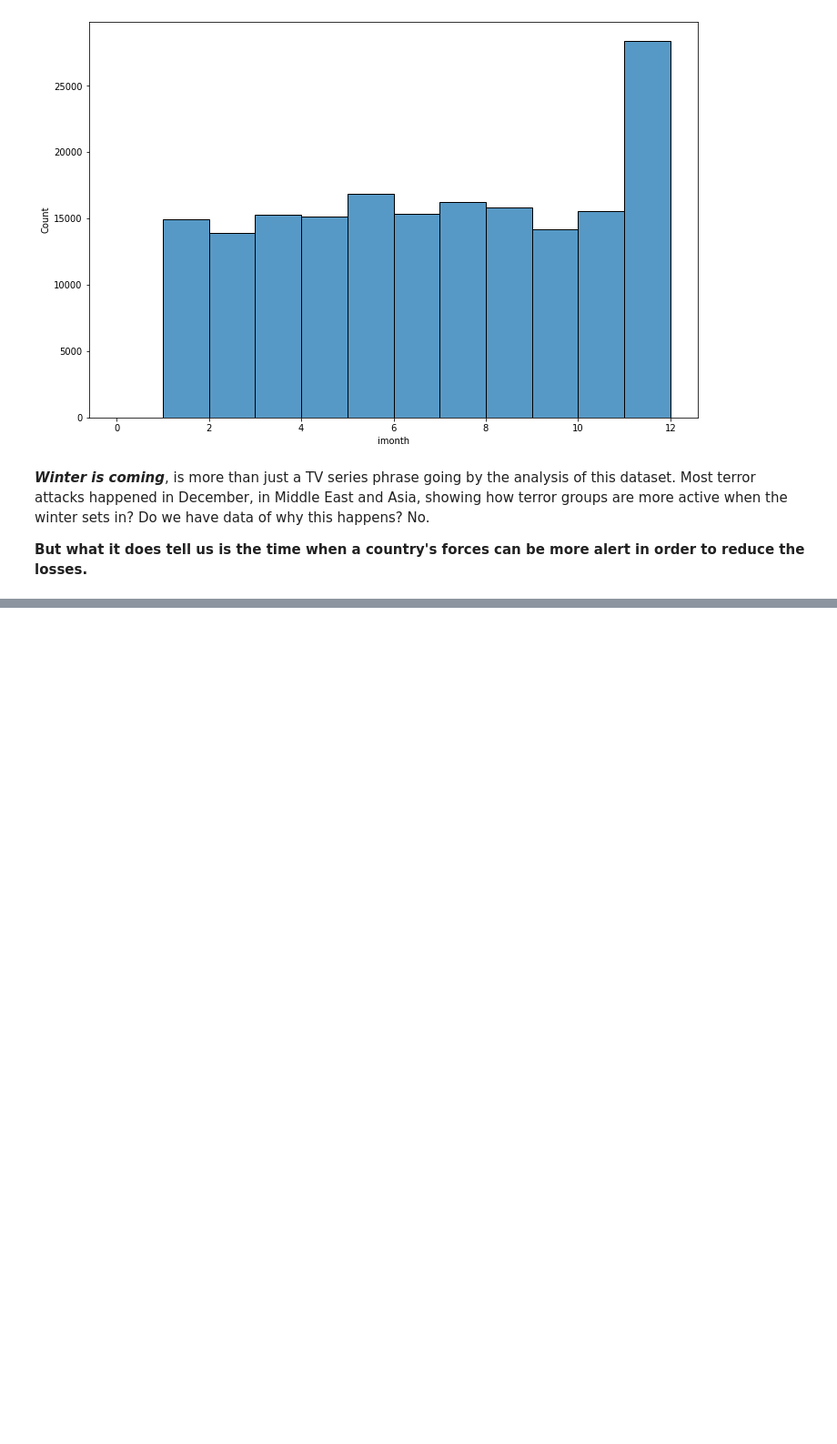
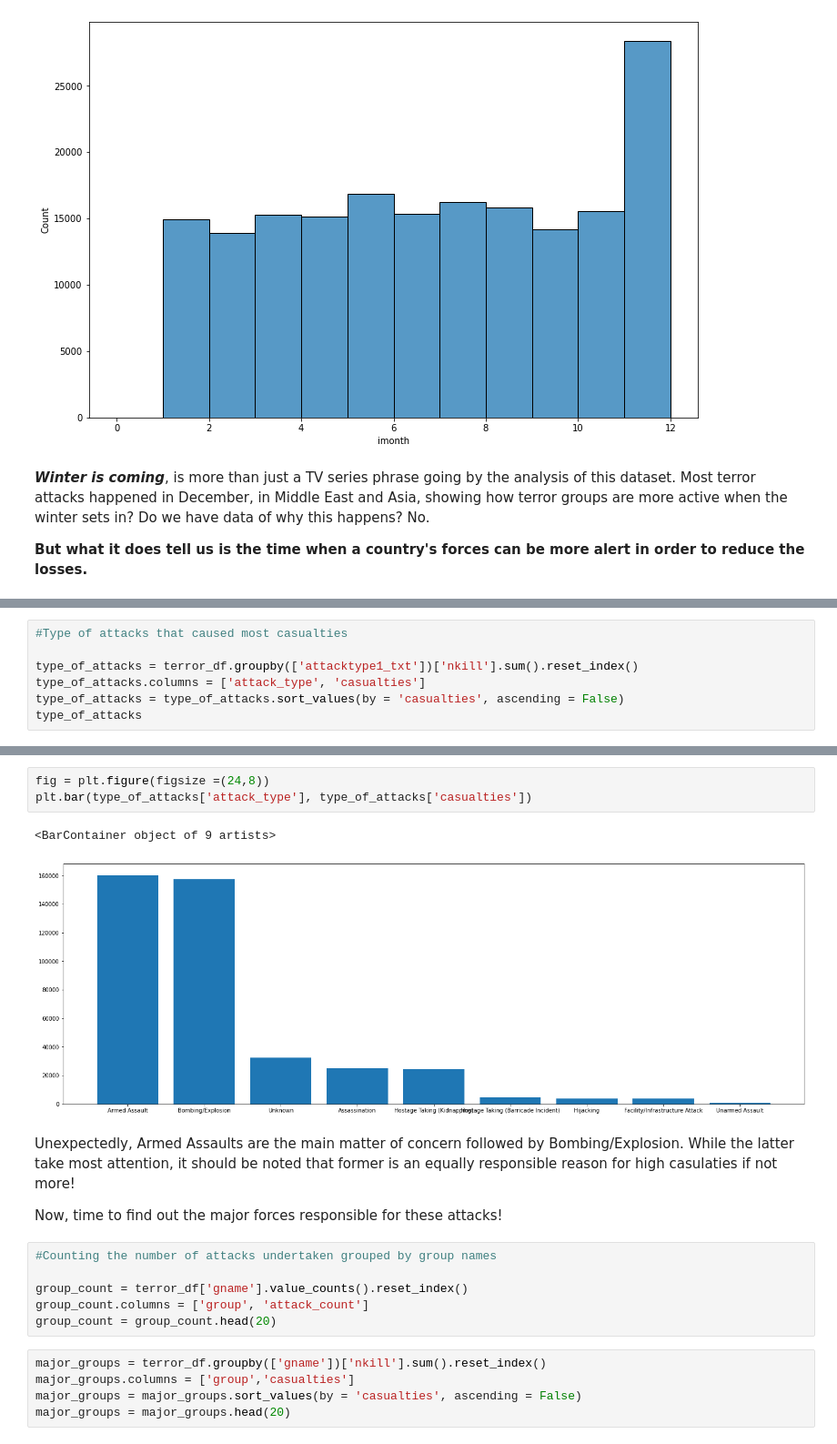
Before and after one commit to coder-harshil/global-terrorism-analysis, a Jupyter notebook: Capstone_Project_EDA_Global_Terrorism_Analysis.ipynb, the cells around one changed output, grey strips where cells are left out. Shown at 91% size. Cells and saved outputs as stored; diff of their text form; blank space fills up the shorter version.

```diff
--- a/Capstone_Project_EDA_Global_Terrorism_Analysis.ipynb
+++ b/Capstone_Project_EDA_Global_Terrorism_Analysis.ipynb
@@ -205,0 +301,7 @@ sns.histplot(terror_df, x = 'imonth', bins = 12)
+# %%
+#Type of attacks that caused most casualties
+
+type_of_attacks = terror_df.groupby(['attacktype1_txt'])['nkill'].sum().reset_index()
+type_of_attacks.columns = ['attack_type', 'casualties']
+type_of_attacks = type_of_attacks.sort_values(by = 'casualties', ascending = False)
+type_of_attacks
@@ -205,0 +319,21 @@ sns.histplot(terror_df, x = 'imonth', bins = 12)
+# %%
+fig = plt.figure(figsize =(24,8))
+plt.bar(type_of_attacks['attack_type'], type_of_attacks['casualties'])
+# %% [output]
+<BarContainer object of 9 artists>
+[figure, added]
+# %% [markdown]
+Unexpectedly, Armed Assaults are the main matter of concern followed by Bombing/Explosion. While the latter take most attention, it should be noted that former is an equally responsible reason for high casulaties if not more!
+
+Now, time to find out the major forces responsible for these attacks!
+# %%
+#Counting the number of attacks undertaken grouped by group names
+
+group_count = terror_df['gname'].value_counts().reset_index()
+group_count.columns = ['group', 'attack_count']
+group_count = group_count.head(20)
+# %%
+major_groups = terror_df.groupby(['gname'])['nkill'].sum().reset_index()
+major_groups.columns = ['group','casualties']
+major_groups = major_groups.sort_values(by = 'casualties', ascending = False)
+major_groups = major_groups.head(20)
```
Also changed, not shown: parts of 24 cells of this notebook.
